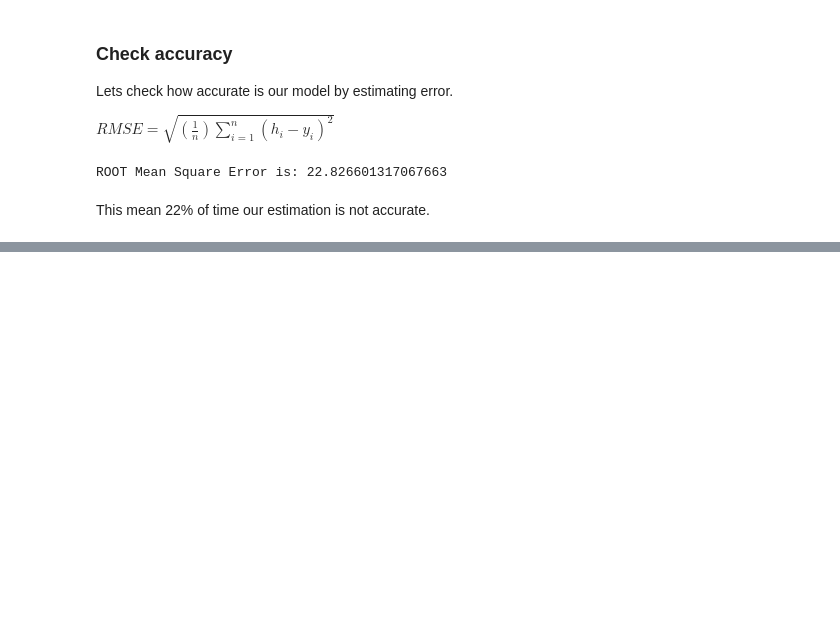
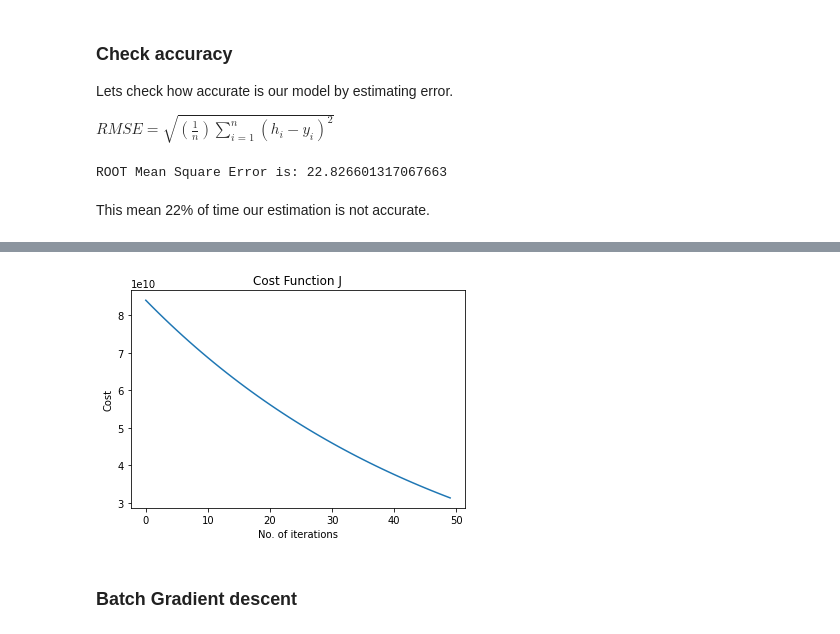
Before and after one commit to sudheer/blog, a Jupyter notebook: _notebooks/2020_04_12_interactive_and_practical_linear_regression_using_python.ipynb, the cells around one changed output, grey strips where cells are left out. Saved outputs shown, nothing was run; the diff lists cells and outputs as text; code cells hidden in the pictures; blank space fills up the shorter version.

```diff
--- a/_notebooks/2020_04_12_interactive_and_practical_linear_regression_using_python.ipynb
+++ b/_notebooks/2020_04_12_interactive_and_practical_linear_regression_using_python.ipynb
@@ -239,31 +260,0 @@ NameError: ignored
-# %%
-#hide
-import numpy as np
-
-iterations = 60
-def gradient_descent(x,y):
-    theta_1 = theta_0 = 0
-    n = len(x)
-    print ("s length {}".format(n))
-    learning_rate = 0.01
-
-    m = []
-    cost_list = []
-
-    for i in range(iterations):
-        y_predicted = theta_1 * x + theta_0
-        cost = (1/n) * sum([val**2 for val in (y-y_predicted)])
-        cost_list.append(cost)
-        md = -(2/n)*sum(x*(y-y_predicted))
-        bd = -(2/n)*sum(y-y_predicted)
-        theta_1 = theta_1 - learning_rate * md
-        theta_0 = theta_0 - learning_rate * bd
-        #print ("m {}, b {}, cost {} iteration {}".format(theta_1,theta_0,cost, i))
-    return md, bd, cost, cost_list
-
-
-x = np.array(df["sq_ft"].tolist())
-y = np.array(df["price"].tolist())
-
-m_current, b_current, cost, cost_list = gradient_descent(x,y)
-plt.plot(list(range(iterations)), cost_list, '-r')
@@ -269,0 +397,11 @@ plt.plot(list(range(iterations)), cost_list, '-r')
+# %%
+#Plot the cost function...
+plt.title('Cost Function J')
+plt.xlabel('No. of iterations')
+plt.ylabel('Cost')
+plt.plot(prev_costs)
+plt.show()
+# %% [output]
+[figure, added]
+# %% [markdown]
+### Batch Gradient descent
```
Also changed, not shown: parts of 16 cells of this notebook.
